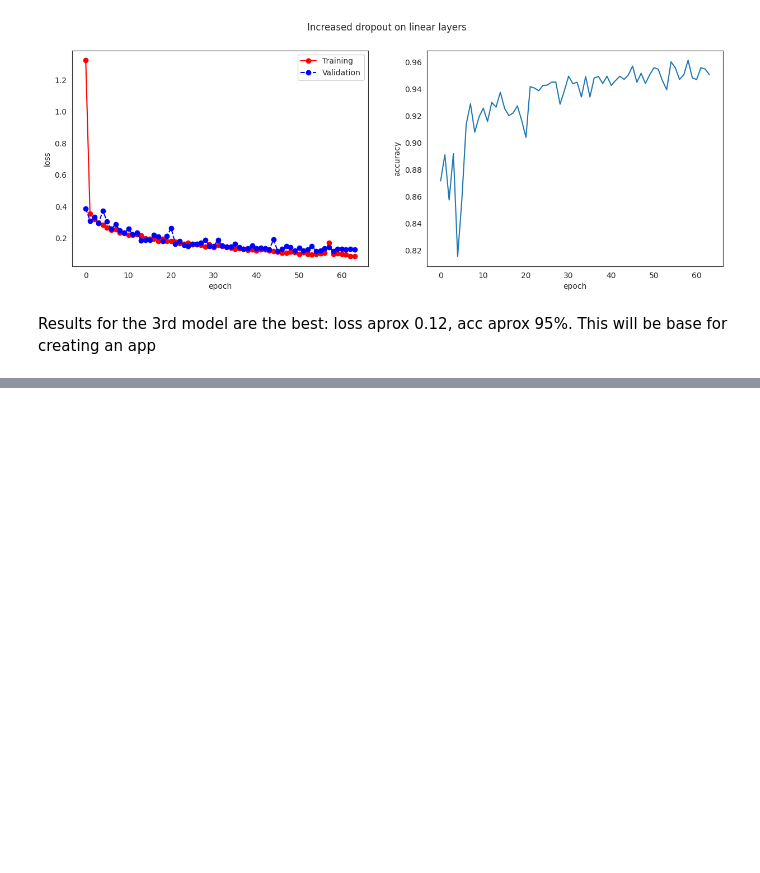
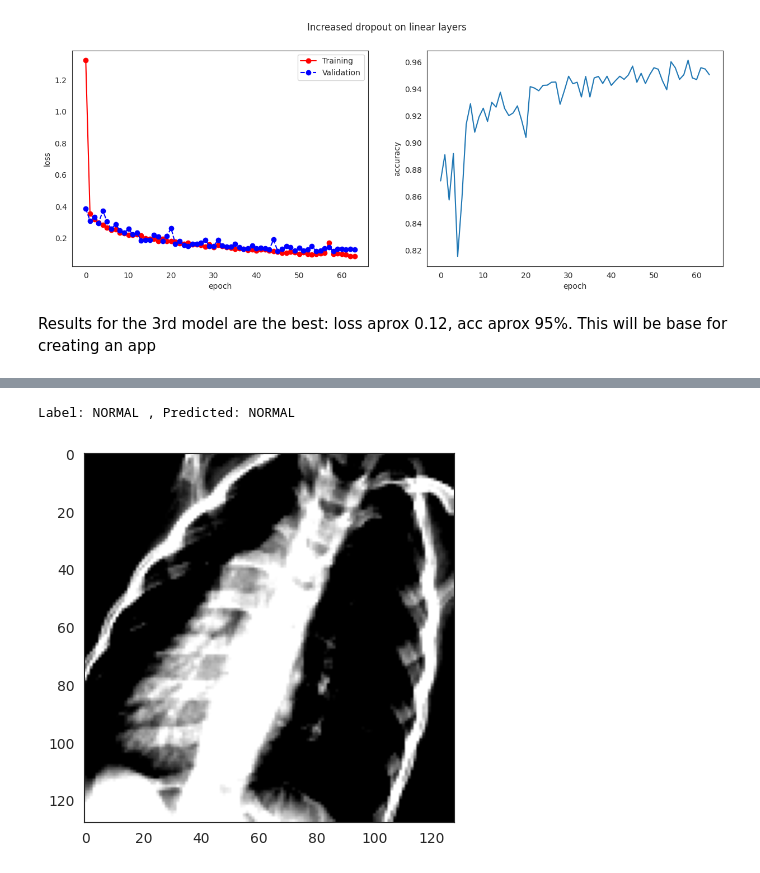
Before and after one commit to gitMiodek/lungs-disease-classification-app, a Jupyter notebook: X_ray_images_classification.ipynb, the cells around one changed output, grey strips where cells are left out. Cells and saved outputs as stored; diff of their text form; code cells hidden in the pictures; blank space fills up the shorter version.

```diff
--- a/X_ray_images_classification.ipynb
+++ b/X_ray_images_classification.ipynb
@@ -945,0 +1019,7 @@ Results for the 3rd model are the best: loss aprox 0.12, acc aprox 95%. This wil
+# %%
+img, label = train_dataset[378]
+plt.imshow(img.permute(1, 2, 0).clamp(0, 1), cmap='gray')
+print('Label:', train_dataset.classes[label], ', Predicted:', predict_image(img, model3))
+# %% [output]
+Label: NORMAL , Predicted: NORMAL
+[figure, added]
```
Also changed, not shown: parts of 13 cells of this notebook.
